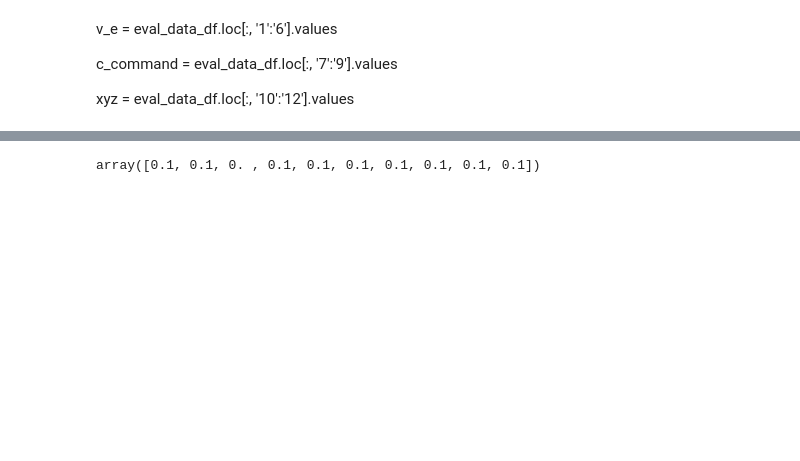
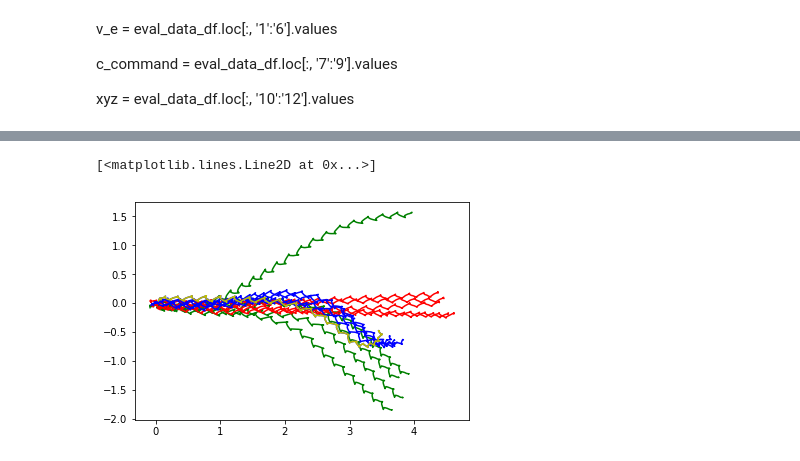
Before and after one commit to Jerryxiaoyu/pytorch-a2c-ppo-acktr-gail, a Jupyter notebook: eval/results_any/F1_straight_line_ga_rl/viz_f1.ipynb, the cells around one changed output, grey strips where cells are left out. Saved outputs shown, nothing was run; the diff lists cells and outputs as text; code cells hidden in the pictures; blank space fills up the shorter version.

```diff
--- a/eval/results_any/F1_straight_line_ga_rl/viz_f1.ipynb
+++ b/eval/results_any/F1_straight_line_ga_rl/viz_f1.ipynb
@@ -57,10 +54,32 @@ for i in range(num_data):
-# %%
-a = np.random.uniform(size=10, low= 0.1, high = 0.1)
-T = np.ones(10)
-T[2]=0
-#T = np.diag(T)
-T
-
-a * T
-# %% [output]
-array([0.1, 0.1, 0. , 0.1, 0.1, 0.1, 0.1, 0.1, 0.1, 0.1])
+# %%
+GA_data_df = IO(save_plot_path+'/ga_data_df.pkl').read_pickle()
+RL_data_df =IO(save_plot_path+'/rl_data_df.pkl').read_pickle()
+PID_data_df =IO(save_plot_path+'/pid_data_df.pkl').read_pickle()
+# %%
+
+t = np.arange(0, max_step * dt, dt)
+
+
+
+for i in range(num_data):
+    xyz = GA_data_df[i].loc[:, '10':'12'].values
+    plt.plot(xyz[:max_step, 0], xyz[:max_step, 1] , color = 'g')
+
+for i in range(num_data):
+    xyz = RL_data_df[i].loc[:, '10':'12'].values
+    plt.plot(xyz[:max_step, 0], xyz[:max_step, 1] , color = 'r')
+
+for i in range(num_data):
+    xyz = PID_data_df[i].loc[:, '10':'12'].values
+    plt.plot(xyz[:max_step, 0], xyz[:max_step, 1] , color = 'b')
+i = 3
+xyz = PID_data_df[i].loc[:, '10':'12'].values
+plt.plot(xyz[:max_step, 0], xyz[:max_step, 1] , color = 'y')
+# GA min 0  max 3  -1
+
+# RL min 1 max 4  -1
+
+# PID min 3 max 4 -1
+# %% [output]
+[<matplotlib.lines.Line2D at 0x...>]
+[figure, added]
```
Also changed, not shown: parts of 10 cells of this notebook, 30 other files.
